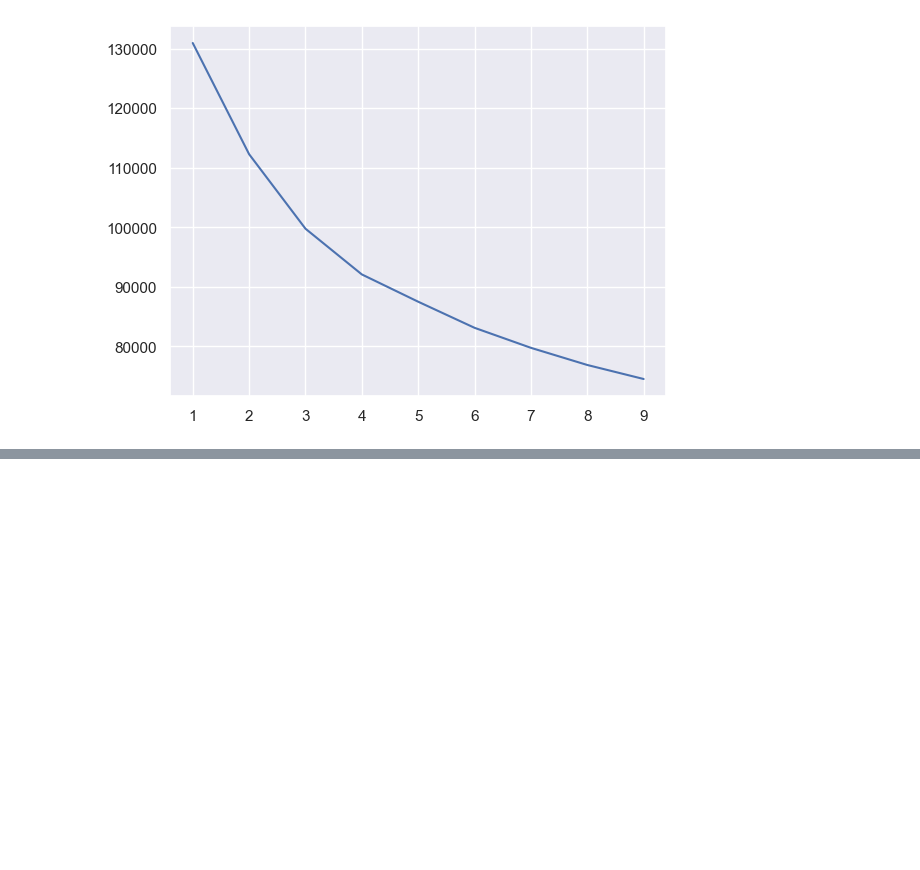
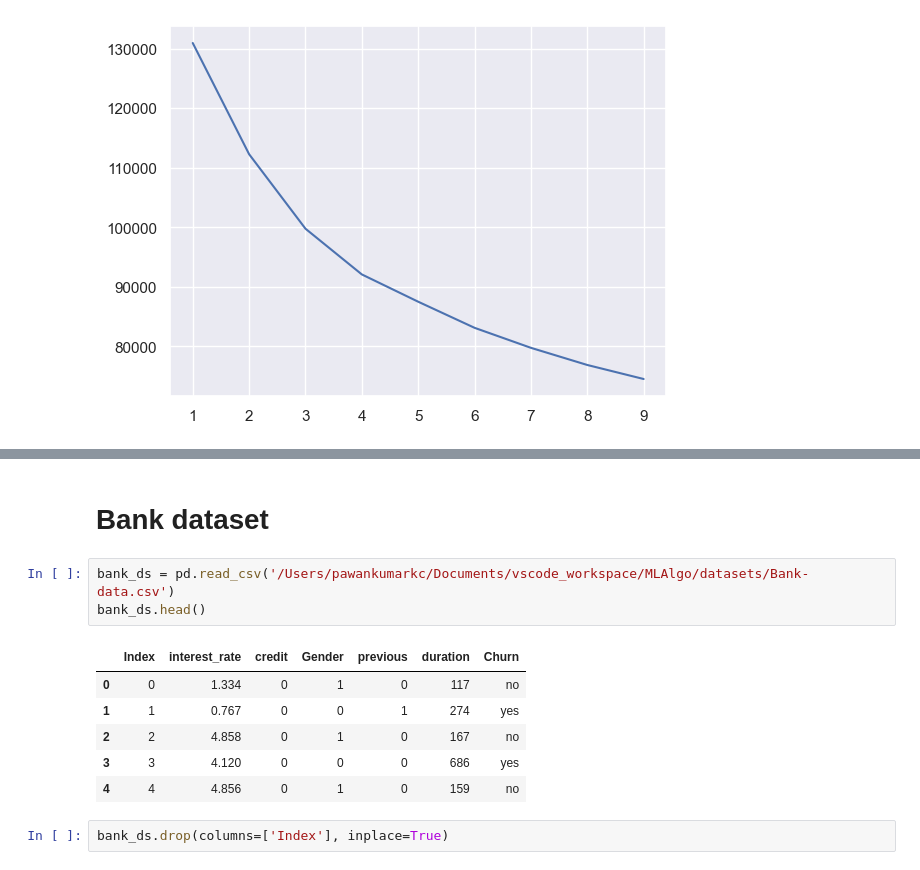
Before and after one commit to iampawankc/MLAlgo, a Jupyter notebook: Clustering/Clustering_reviewratings.ipynb, the cells around one changed output, grey strips where cells are left out. Drawn from its saved outputs; the diff is of its cells as text; blank space fills up the shorter version.

```diff
--- a/Clustering/Clustering_reviewratings.ipynb
+++ b/Clustering/Clustering_reviewratings.ipynb
@@ -115,0 +141,14 @@ plt.plot([i for i in range(1,10)], wcss)
+# %% [markdown]
+# Bank dataset
+# %%
+bank_ds = pd.read_csv('/Users/pawankumarkc/Documents/vscode_workspace/MLAlgo/datasets/Bank-data.csv')
+bank_ds.head()
+# %% [output]
+|  | Index | interest_rate | credit | Gender | previous | duration | Churn |
+| 0 | 0 | 1.334 | 0 | 1 | 0 | 117 | no |
+| 1 | 1 | 0.767 | 0 | 0 | 1 | 274 | yes |
+| 2 | 2 | 4.858 | 0 | 1 | 0 | 167 | no |
+| 3 | 3 | 4.120 | 0 | 0 | 0 | 686 | yes |
+| 4 | 4 | 4.856 | 0 | 1 | 0 | 159 | no |
+# %%
+bank_ds.drop(columns=['Index'], inplace=True)
```
Also changed, not shown: parts of 11 cells of this notebook, 2 other files.
